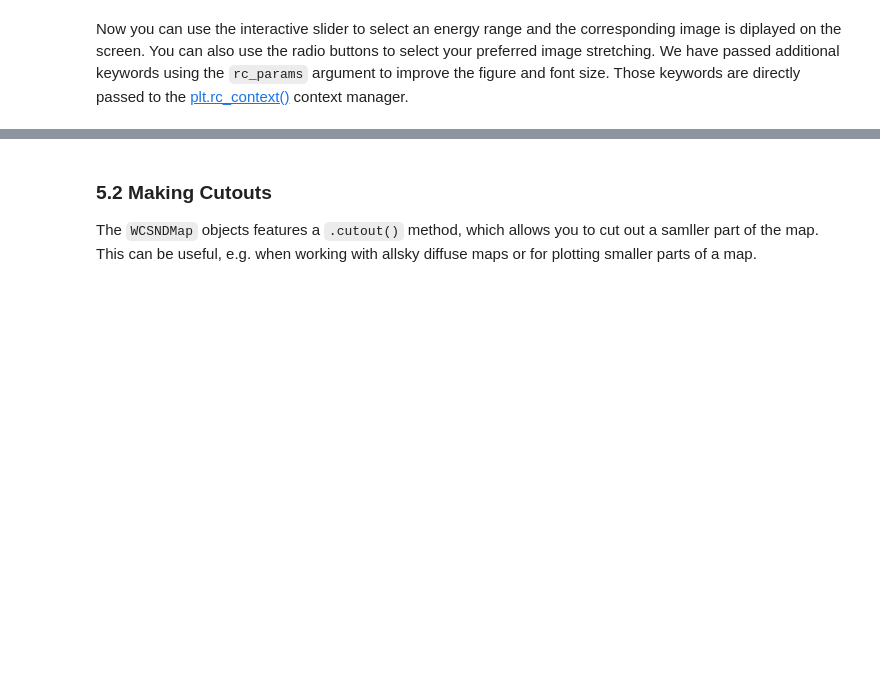
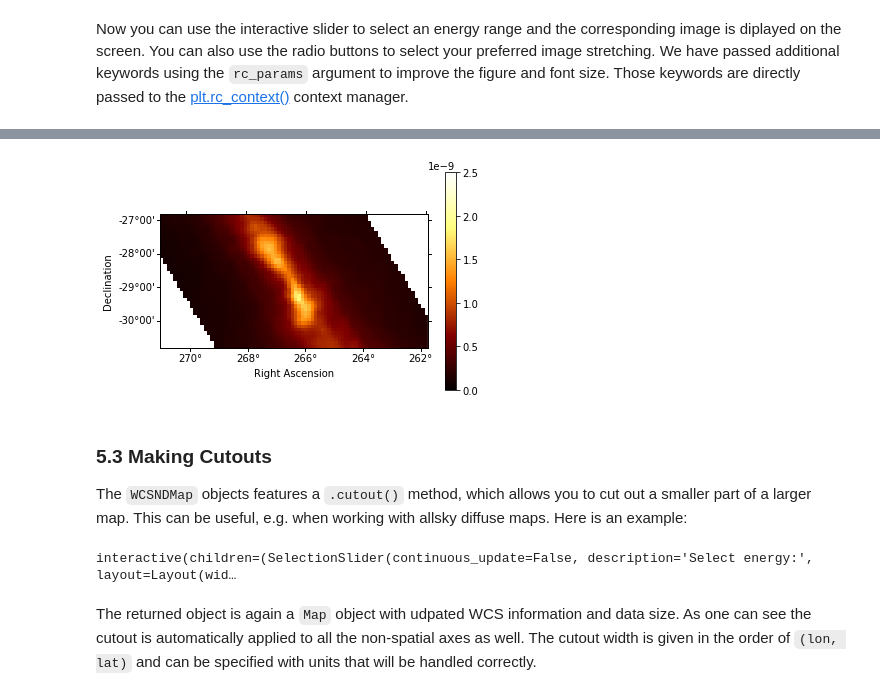
Before and after one commit to gammapy/gammapy-extra, a Jupyter notebook: notebooks/intro_maps.ipynb, the cells around one changed output, grey strips where cells are left out. Cells and saved outputs as stored; diff of their text form; code cells hidden in the pictures; blank space fills up the shorter version.

```diff
--- a/notebooks/intro_maps.ipynb
+++ b/notebooks/intro_maps.ipynb
@@ -567,4 +595,26 @@ wcs_geom_cel = WcsGeom()
+# %%
+m_iem_10GeV = Map.from_geom(wcs_geom_cel)
+coords = m_iem_10GeV.geom.get_coord()
+
+m_iem_10GeV.data = m_iem_gc.interp_by_coord(
+    {'skycoord': coords.skycoord, 'energy': 10 * u.GeV},
+    interp='linear',
+    fill_value=np.nan
+)
+m_iem_10GeV.plot(add_cbar=True, vmin=0, vmax=2.5e-9);
+# %% [output]
+[figure, added]
 # %% [markdown]
-### 5.2 Making Cutouts
+### 5.3 Making Cutouts
 
-The `WCSNDMap` objects features a `.cutout()` method, which allows you to cut out a samller part of the map. This can be useful, e.g. when working with allsky diffuse maps or for plotting smaller parts of a map.
+The `WCSNDMap` objects features a `.cutout()` method, which allows you to cut out a smaller part of a larger map. This can be useful, e.g. when working with allsky diffuse maps. Here is an example:
+# %%
+position = SkyCoord(0, 0, frame='galactic', unit='deg')
+m_iem_cutout = m_iem_gc.cutout(position=position, width=(4 * u.deg, 2 * u.deg))
+
+rc_params = {'figure.figsize': (12, 5.4), 'font.size': 12, 'axes.formatter.limits': (2, -2)}
+m_iem_cutout.plot_interactive(add_cbar=True, rc_params=rc_params, stretch='linear')
+# %% [output]
+interactive(children=(SelectionSlider(continuous_update=False, description='Select energy:', layout=Layout(wid…
+# %% [markdown]
+The returned object is again a `Map` object with udpated WCS information and data size. As one can see the cutout is automatically applied to all the non-spatial axes as well. The cutout width is given in the order of `(lon, lat)` and can be specified with units that will be handled correctly.
```
Also changed, not shown: parts of 10 cells of this notebook, 1 other file.
